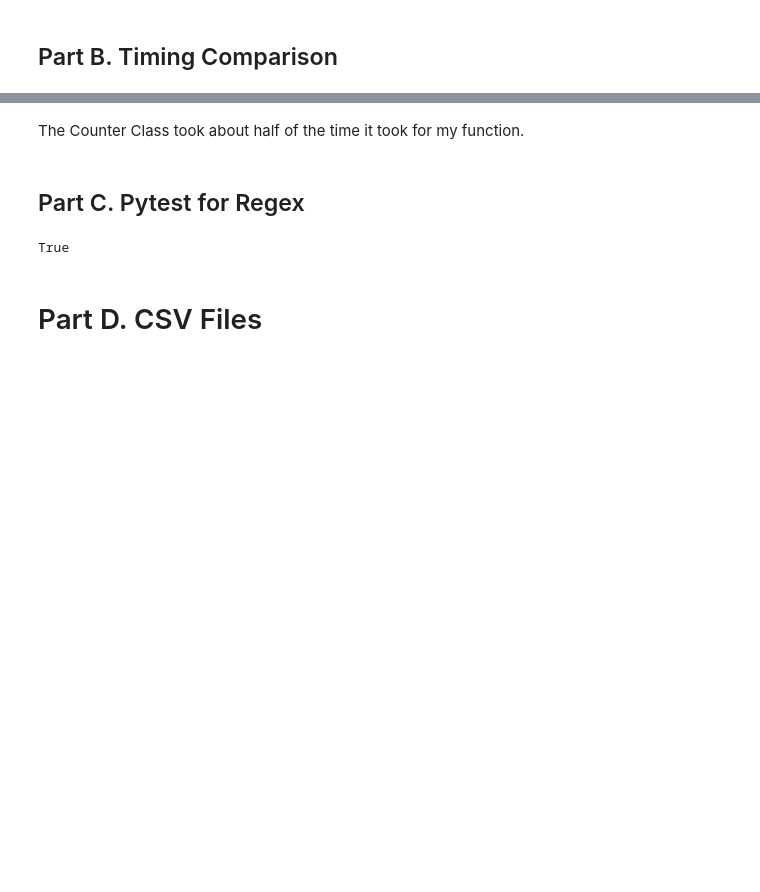
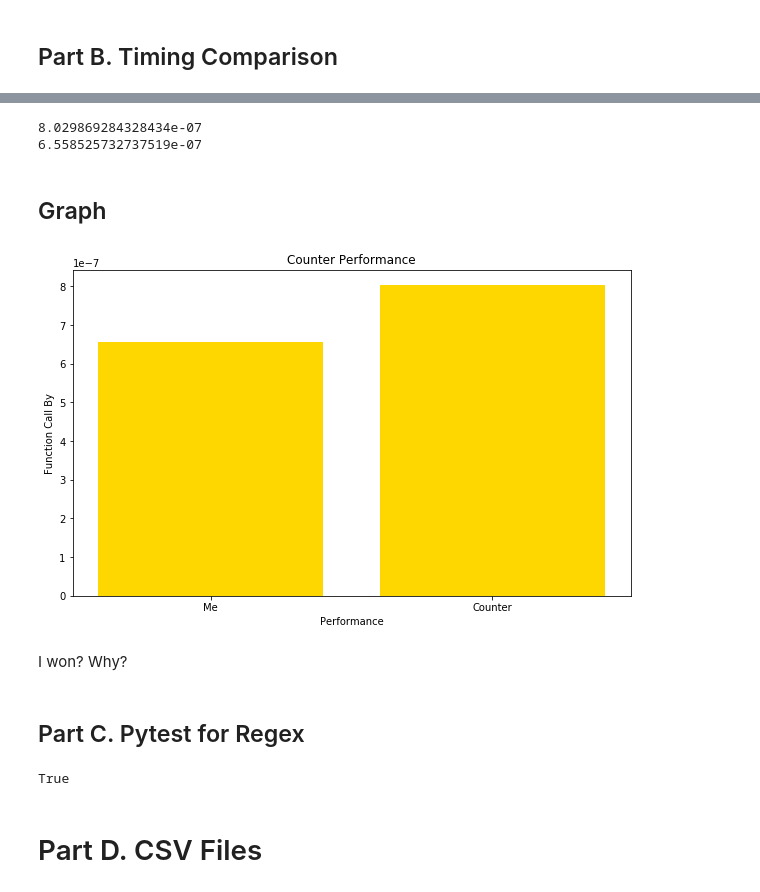
Before and after one commit to SeungKiLeeCS/CSE5345-AdvancedApplicationProgramming, a Jupyter notebook: Quest3-BeautifulSoup/Quest3.ipynb, the cells around one changed output, grey strips where cells are left out. Cells and saved outputs as stored; diff of their text form; code cells hidden in the pictures; blank space fills up the shorter version.

```diff
--- a/Quest3-BeautifulSoup/Quest3.ipynb
+++ b/Quest3-BeautifulSoup/Quest3.ipynb
@@ -138,5 +138,39 @@ cnttime = runtime(beatTheCounter(longstring))
-# %% [markdown]
-The Counter Class took about half of the time it took for my function.
+# %%
+mytimelist = []
+cnttimelist = []
+
+for i in range (0,100):
+    mytimelist.append(runtime(wordsInStringToDictWordCount(longstring)))
+    cnttimelist.append(runtime(beatTheCounter(longstring)))
+# %%
+avg_mytime = reduce(lambda x, y: (x + y) / 2, mytimelist)
+avg_cnttime = reduce(lambda x, y: (x + y) / 2, cnttimelist)
+
+print (avg_mytime)
+print (avg_cnttime)
+# %% [output]
+8.029869284328434e-07
+6.558525732737519e-07
+# %% [markdown]
+## Graph
+# %%
+%matplotlib inline
+
+yval = [avg_mytime, avg_cnttime]
+x = ["Me", "Counter"]
+x_pos = [i for i, _ in enumerate(x)]
+# %%
+plt.figure(figsize=(10,6))
+plt.bar(x, yval, color='gold')
+plt.xticks(x_pos, x)
+plt.xlabel("Performance")
+plt.ylabel("Function Call By")
+plt.title("Counter Performance")
+plt.show()
+# %% [output]
+[figure, added]
+# %% [markdown]
+I won? Why?
 # %% [markdown]
 ## Part C. Pytest for Regex
 # %%
```
Also changed, not shown: parts of 16 cells of this notebook, 13 other files.
